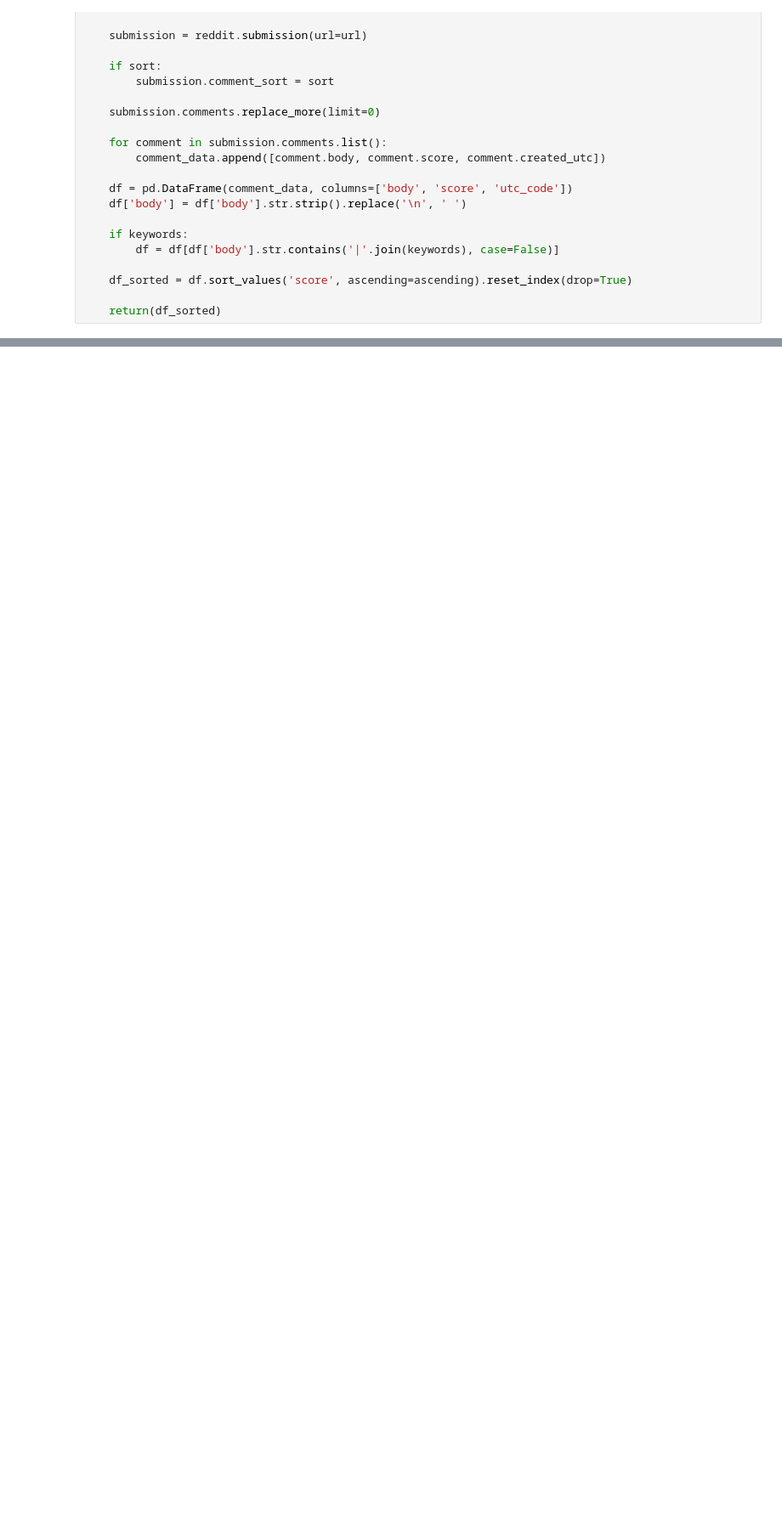
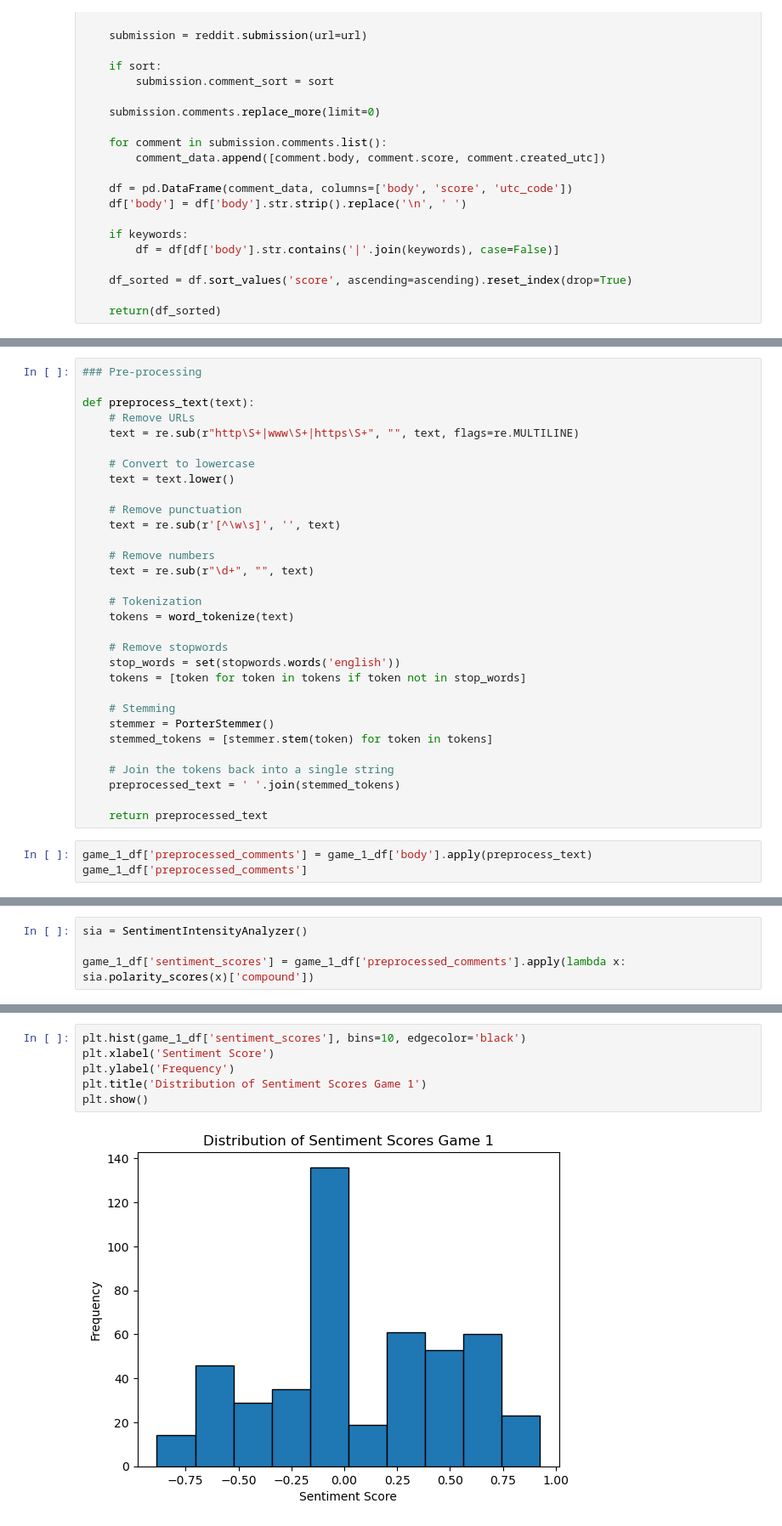
Before and after one commit to michalwodnicki/nba-sentiment, a Jupyter notebook: testing.ipynb, the cells around one changed output, grey strips where cells are left out. Shown at 85% size. Drawn from its saved outputs; the diff is of its cells as text; blank space fills up the shorter version.

Commit message:
First Graph

```diff
--- a/testing.ipynb
+++ b/testing.ipynb
@@ -59,0 +229,34 @@ print(df.head(),'\n', f"length of query: {len(df)}")
+# %%
+### Pre-processing
+
+def preprocess_text(text):
+    # Remove URLs
+    text = re.sub(r"http\S+|www\S+|https\S+", "", text, flags=re.MULTILINE)
+
+    # Convert to lowercase
+    text = text.lower()
+
+    # Remove punctuation
+    text = re.sub(r'[^\w\s]', '', text)
+
+    # Remove numbers
+    text = re.sub(r"\d+", "", text)
+
+    # Tokenization
+    tokens = word_tokenize(text)
+
+    # Remove stopwords
+    stop_words = set(stopwords.words('english'))
+    tokens = [token for token in tokens if token not in stop_words]
+
+    # Stemming
+    stemmer = PorterStemmer()
+    stemmed_tokens = [stemmer.stem(token) for token in tokens]
+
+    # Join the tokens back into a single string
+    preprocessed_text = ' '.join(stemmed_tokens)
+
+    return preprocessed_text
+# %%
+game_1_df['preprocessed_comments'] = game_1_df['body'].apply(preprocess_text)
+game_1_df['preprocessed_comments']
@@ -59,0 +276,4 @@ print(df.head(),'\n', f"length of query: {len(df)}")
+# %%
+sia = SentimentIntensityAnalyzer()
+
+game_1_df['sentiment_scores'] = game_1_df['preprocessed_comments'].apply(lambda x: sia.polarity_scores(x)['compound'])
@@ -59,0 +284,8 @@ print(df.head(),'\n', f"length of query: {len(df)}")
+# %%
+plt.hist(game_1_df['sentiment_scores'], bins=10, edgecolor='black')
+plt.xlabel('Sentiment Score')
+plt.ylabel('Frequency')
+plt.title('Distribution of Sentiment Scores Game 1')
+plt.show()
+# %% [output]
+[figure, added]
```
Also changed, not shown: parts of 19 cells of this notebook, 9 other files.
